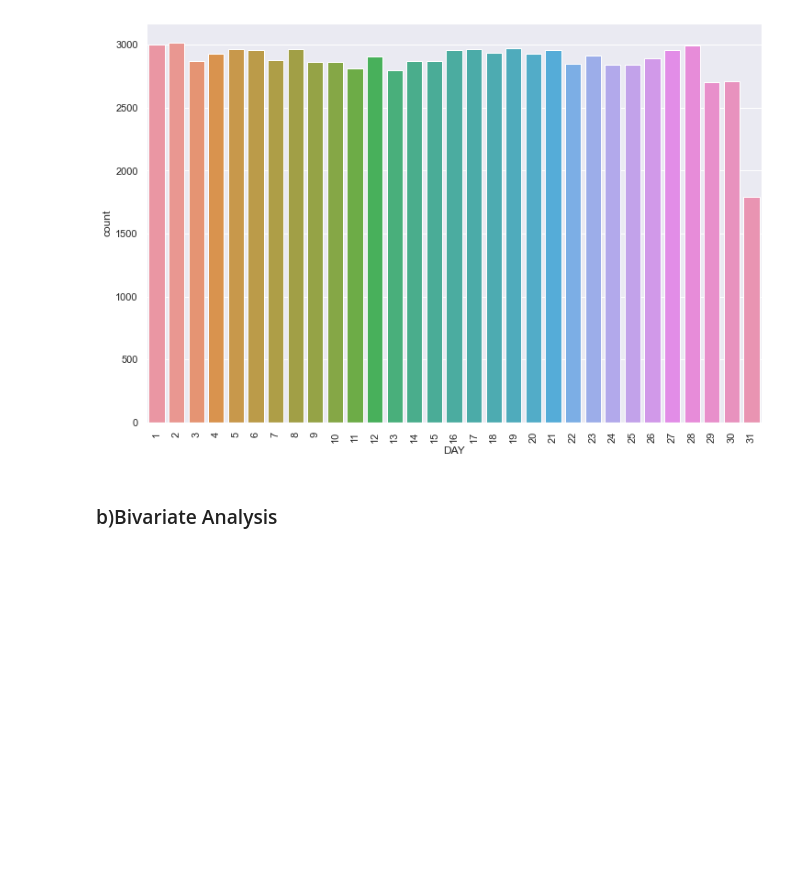
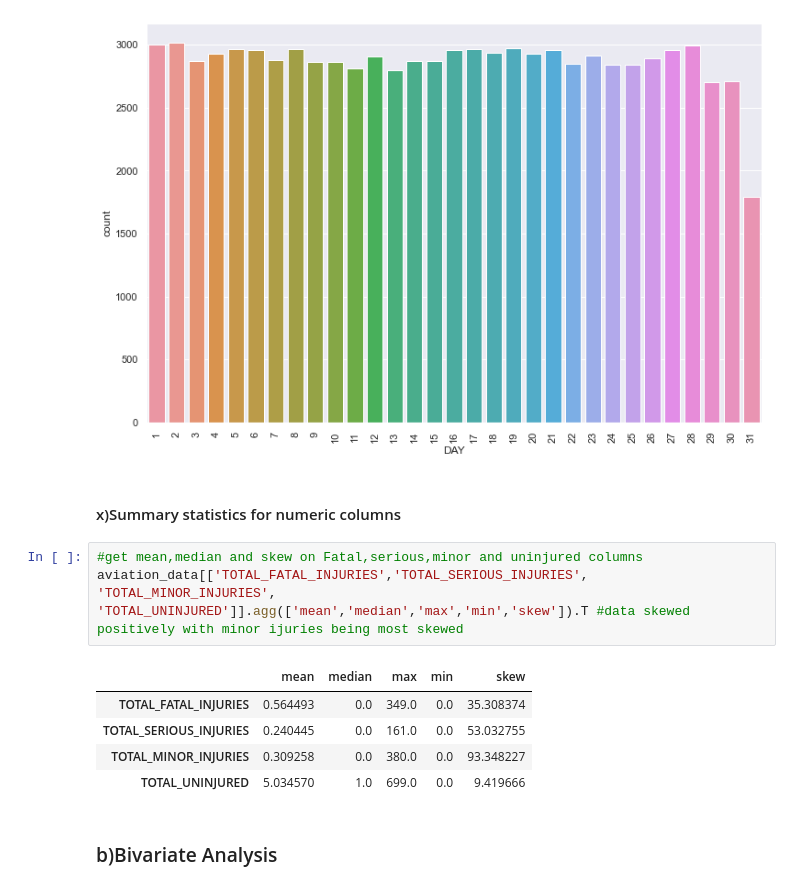
Before and after one commit to GraceMwende/AirCraft_Project, a Jupyter notebook: aviation.ipynb, the cells around one changed output. Saved outputs shown, nothing was run; the diff lists cells and outputs as text; blank space fills up the shorter version.

```diff
--- a/aviation.ipynb
+++ b/aviation.ipynb
@@ -1025,6 +1027,17 @@ sns.countplot(data=aviation_data,x='DAY');
 plt.xticks(rotation=90);#no noticeable difference in days
 # %% [output]
 [figure]
+# %% [markdown]
+#### x)Summary statistics for numeric columns
+# %%
+#get mean,median and skew on Fatal,serious,minor and uninjured columns
+aviation_data[['TOTAL_FATAL_INJURIES','TOTAL_SERIOUS_INJURIES', 'TOTAL_MINOR_INJURIES', 'TOTAL_UNINJURED']].agg(['mean','median','max','min','skew']).T #data skewed positively with minor ijuries being most skewed
+# %% [output]
+|  | mean | median | max | min | skew |
+| TOTAL_FATAL_INJURIES | 0.564493 | 0.0 | 349.0 | 0.0 | 35.308374 |
+| TOTAL_SERIOUS_INJURIES | 0.240445 | 0.0 | 161.0 | 0.0 | 53.032755 |
+| TOTAL_MINOR_INJURIES | 0.309258 | 0.0 | 380.0 | 0.0 | 93.348227 |
+| TOTAL_UNINJURED | 5.034570 | 1.0 | 699.0 | 0.0 | 9.419666 |
 # %% [markdown]
 ### b)Bivariate Analysis
 # %% [markdown]
```
Also changed, not shown: parts of 18 cells of this notebook.
